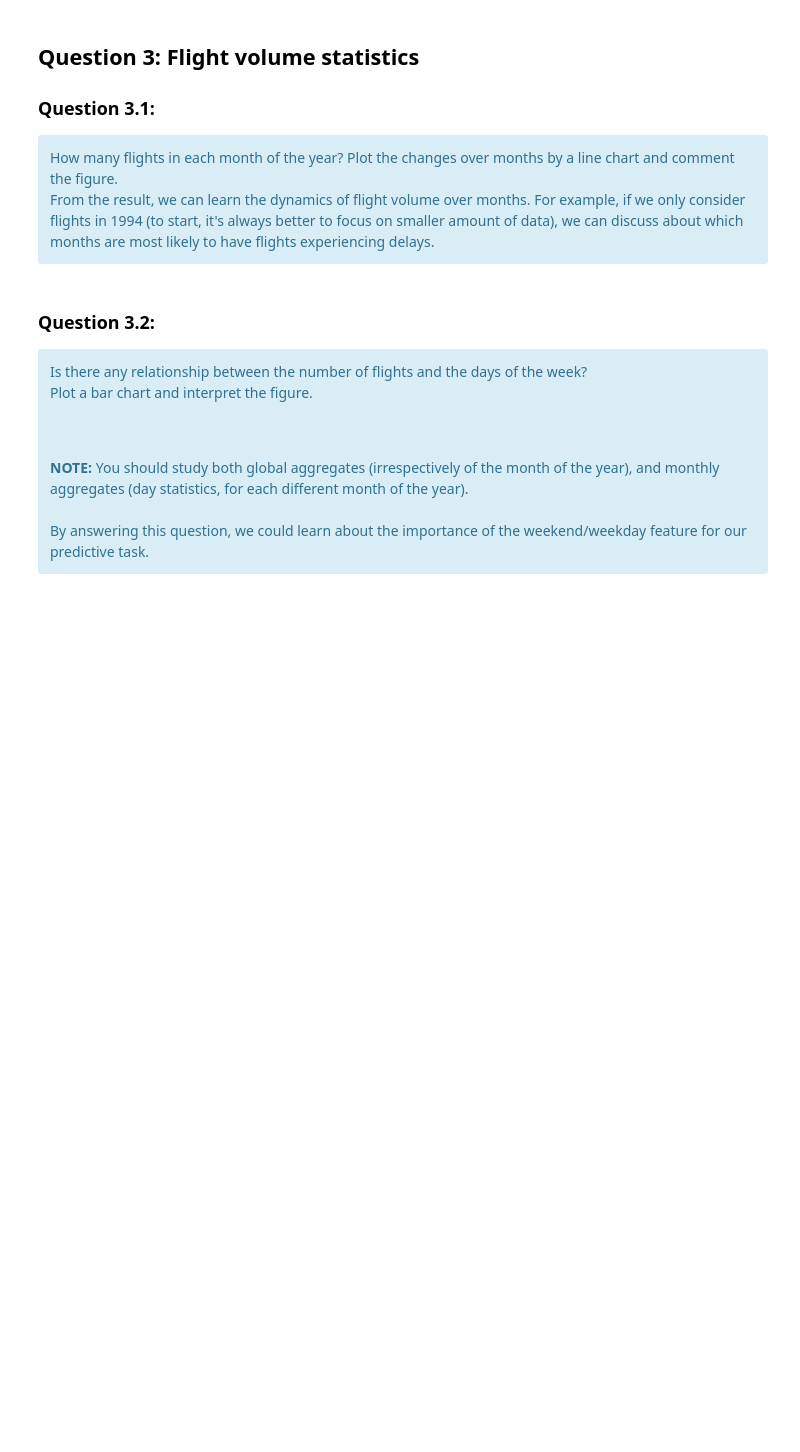
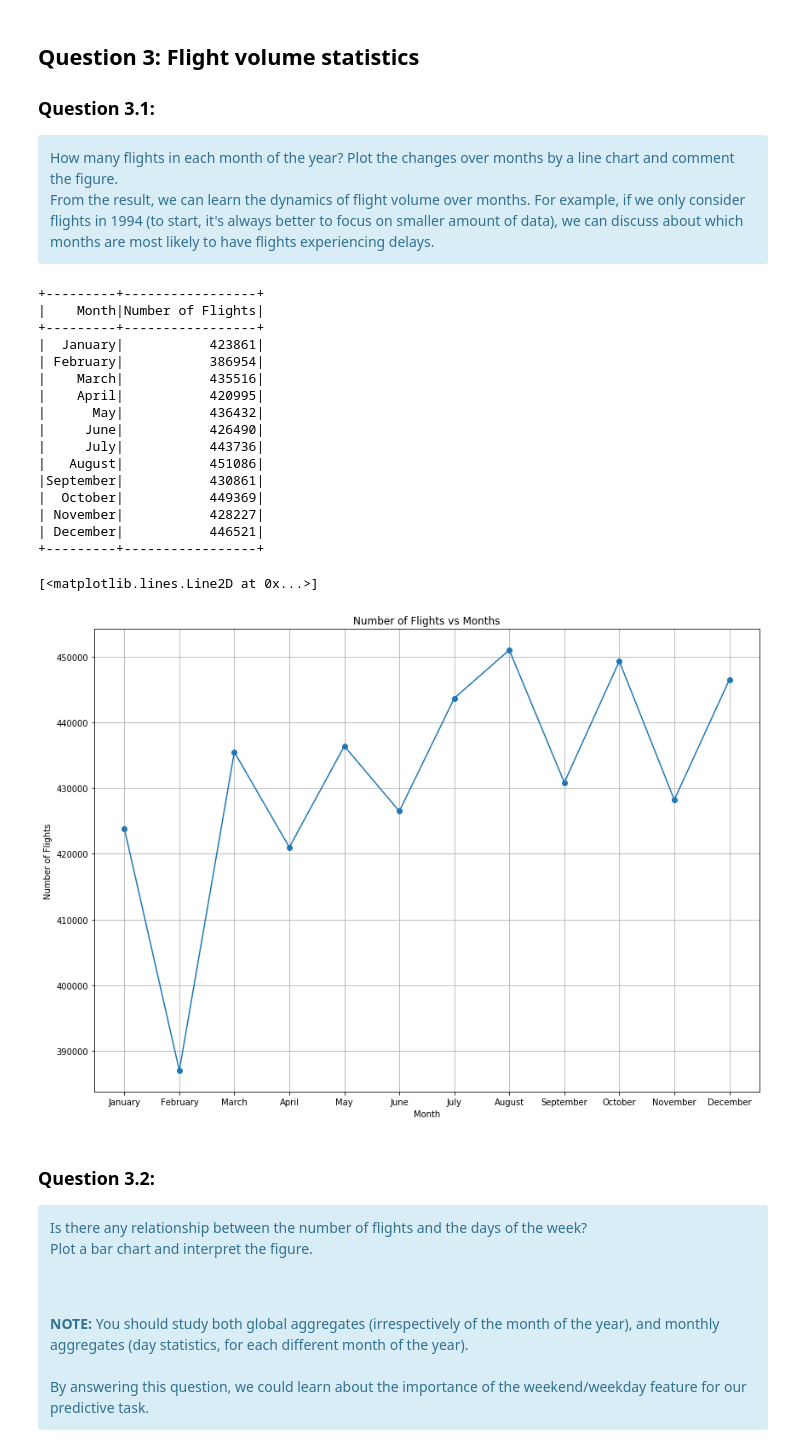
Before and after one commit to kandakji/SparkSQL-Analysis-Aviation-Data, a Jupyter notebook: SPARSQL.ipynb, the cells around one changed output. Saved outputs shown, nothing was run; the diff lists cells and outputs as text; code cells hidden in the pictures; blank space fills up the shorter version.

Commit message:
added plots

```diff
--- a/SPARSQL.ipynb
+++ b/SPARSQL.ipynb
@@ -372,6 +441,61 @@ How many flights in each month of the year? Plot the changes over months by a li
 <br>
 From the result, we can learn the dynamics of flight volume over months. For example, if we only consider flights in 1994 (to start, it's always better to focus on smaller amount of data), we can discuss about which months are most likely to have flights experiencing delays.
 </div>
+# %%
+monthDict={'Month_id': [1,2,3,4,5,6,7,8,9,10,11,12], 'Month': ['January', 'February', 'March', 'April', 'May', 'June', 'July',
+              'August', 'September', 'October', 'November', 'December']}
+
+# create a month dataframe to display the names of the months
+months = sqlContext.createDataFrame(pd.DataFrame.from_dict(monthDict))
+
+# group the months and aggregate over the number of flights
+# join with the month data frame
+# sort by month
+# projection
+# cache the dataframe for further use
+
+flightsPerMonth = df.groupBy('Month')\
+.count()\
+.join(months, df["Month"] == months["Month_id"] , 'left')\
+.orderBy("Month_id")\
+.select(months.Month,col("count").alias('Number of Flights'))\
+.cache()
+
+# display the the number of flights for every month
+flightsPerMonth.show()
+
+# convert the dataframe to a pandas dataframe for plotting purpose
+flightsPerMonth = flightsPerMonth.toPandas()
+
+# plot the number of flights per month
+plt.figure(figsize = (14,10))
+plt.grid(True)
+plt.title("Number of Flights vs Months")
+plt.xlabel("Month")
+plt.ylabel("Number of Flights")
+plt.plot(flightsPerMonth["Month"],
+         flightsPerMonth["Number of Flights"]
+         ,'-o'
+        )
+# %% [output]
++---------+-----------------+
+|    Month|Number of Flights|
++---------+-----------------+
+|  January|           423861|
+| February|           386954|
+|    March|           435516|
+|    April|           420995|
+|      May|           436432|
+|     June|           426490|
+|     July|           443736|
+|   August|           451086|
+|September|           430861|
+|  October|           449369|
+| November|           428227|
+| December|           446521|
++---------+-----------------+
+[<matplotlib.lines.Line2D at 0x...>]
+[figure, added]
 # %% [markdown]
 ### Question 3.2:
 
```
Also changed, not shown: parts of 15 cells of this notebook.
